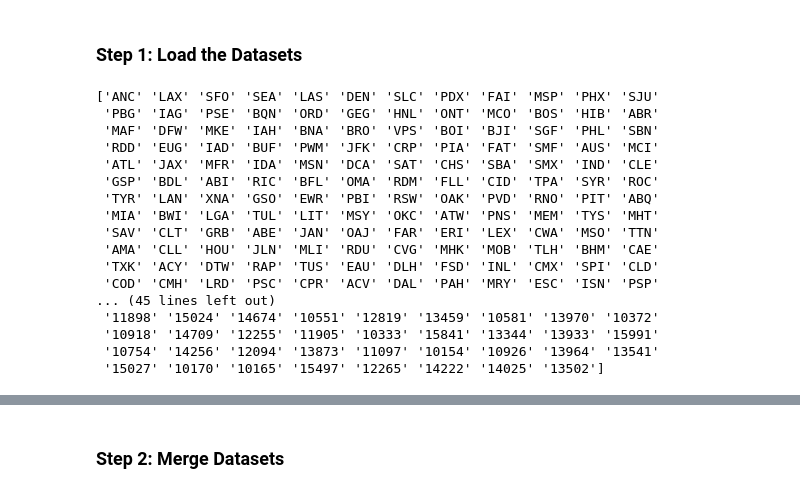
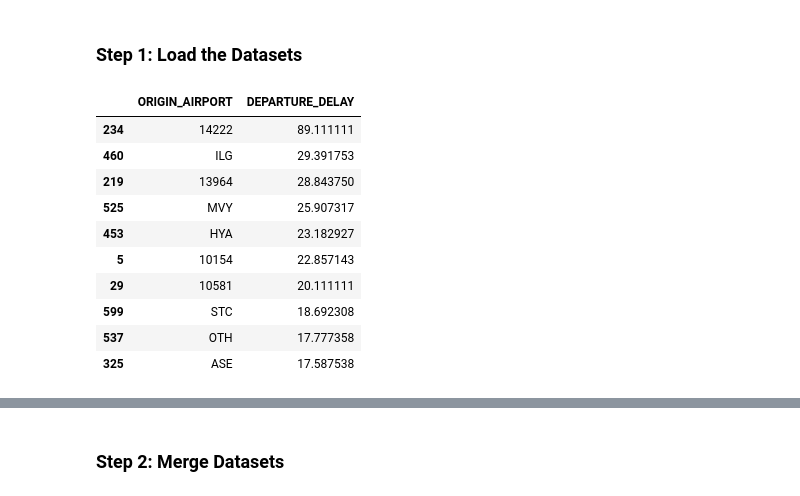
Before and after one commit to Onoitem/SDA, a Jupyter notebook: delays_destination_or_departure.ipynb, the cells around one changed output, grey strips where cells are left out. Drawn from its saved outputs; the diff is of its cells as text; code cells hidden in the pictures.

```diff
--- a/delays_destination_or_departure.ipynb
+++ b/delays_destination_or_departure.ipynb
@@ -12,26 +12,20 @@ airlines_data = pd.read_csv('../airlines.csv', low_memory=False)
 airports_data = pd.read_csv('../airports.csv', low_memory=False)
 # %%
 flights_data = original_data.copy()
-# %%
-#print(airports_data['IATA_CODE'].unique())
-# Exclude rows where 'ORIGIN_AIRPORT' is a numeric code
-#flights_data = flights_data[~flights_data['ORIGIN_AIRPORT'].str.isnumeric()]
-print(flights_data['ORIGIN_AIRPORT'].unique())
-# %% [output]
-['ANC' 'LAX' 'SFO' 'SEA' 'LAS' 'DEN' 'SLC' 'PDX' 'FAI' 'MSP' 'PHX' 'SJU'
- 'PBG' 'IAG' 'PSE' 'BQN' 'ORD' 'GEG' 'HNL' 'ONT' 'MCO' 'BOS' 'HIB' 'ABR'
- 'MAF' 'DFW' 'MKE' 'IAH' 'BNA' 'BRO' 'VPS' 'BOI' 'BJI' 'SGF' 'PHL' 'SBN'
- 'RDD' 'EUG' 'IAD' 'BUF' 'PWM' 'JFK' 'CRP' 'PIA' 'FAT' 'SMF' 'AUS' 'MCI'
- 'ATL' 'JAX' 'MFR' 'IDA' 'MSN' 'DCA' 'SAT' 'CHS' 'SBA' 'SMX' 'IND' 'CLE'
- 'GSP' 'BDL' 'ABI' 'RIC' 'BFL' 'OMA' 'RDM' 'FLL' 'CID' 'TPA' 'SYR' 'ROC'
- 'TYR' 'LAN' 'XNA' 'GSO' 'EWR' 'PBI' 'RSW' 'OAK' 'PVD' 'RNO' 'PIT' 'ABQ'
- 'MIA' 'BWI' 'LGA' 'TUL' 'LIT' 'MSY' 'OKC' 'ATW' 'PNS' 'MEM' 'TYS' 'MHT'
- 'SAV' 'CLT' 'GRB' 'ABE' 'JAN' 'OAJ' 'FAR' 'ERI' 'LEX' 'CWA' 'MSO' 'TTN'
- 'AMA' 'CLL' 'HOU' 'JLN' 'MLI' 'RDU' 'CVG' 'MHK' 'MOB' 'TLH' 'BHM' 'CAE'
- 'TXK' 'ACY' 'DTW' 'RAP' 'TUS' 'EAU' 'DLH' 'FSD' 'INL' 'CMX' 'SPI' 'CLD'
- 'COD' 'CMH' 'LRD' 'PSC' 'CPR' 'ACV' 'DAL' 'PAH' 'MRY' 'ESC' 'ISN' 'PSP'
-... (45 lines left out)
- '11898' '15024' '14674' '10551' '12819' '13459' '10581' '13970' '10372'
- '10918' '14709' '12255' '11905' '10333' '15841' '13344' '13933' '15991'
- '10754' '14256' '12094' '13873' '11097' '10154' '10926' '13964' '13541'
- '15027' '10170' '10165' '15497' '12265' '14222' '14025' '13502']
+# %%
+result = flights_data.groupby(['ORIGIN_AIRPORT'])['DEPARTURE_DELAY'].mean().reset_index()
+result = result.sort_values(by='DEPARTURE_DELAY', ascending=False)
+result = result.head(10)
+result
+# %% [output]
+|  | ORIGIN_AIRPORT | DEPARTURE_DELAY |
+| 234 | 14222 | 89.111111 |
+| 460 | ILG | 29.391753 |
+| 219 | 13964 | 28.843750 |
+| 525 | MVY | 25.907317 |
+| 453 | HYA | 23.182927 |
+| 5 | 10154 | 22.857143 |
+| 29 | 10581 | 20.111111 |
+| 599 | STC | 18.692308 |
+| 537 | OTH | 17.777358 |
+| 325 | ASE | 17.587538 |
```
Also changed, not shown: parts of 12 cells of this notebook.
